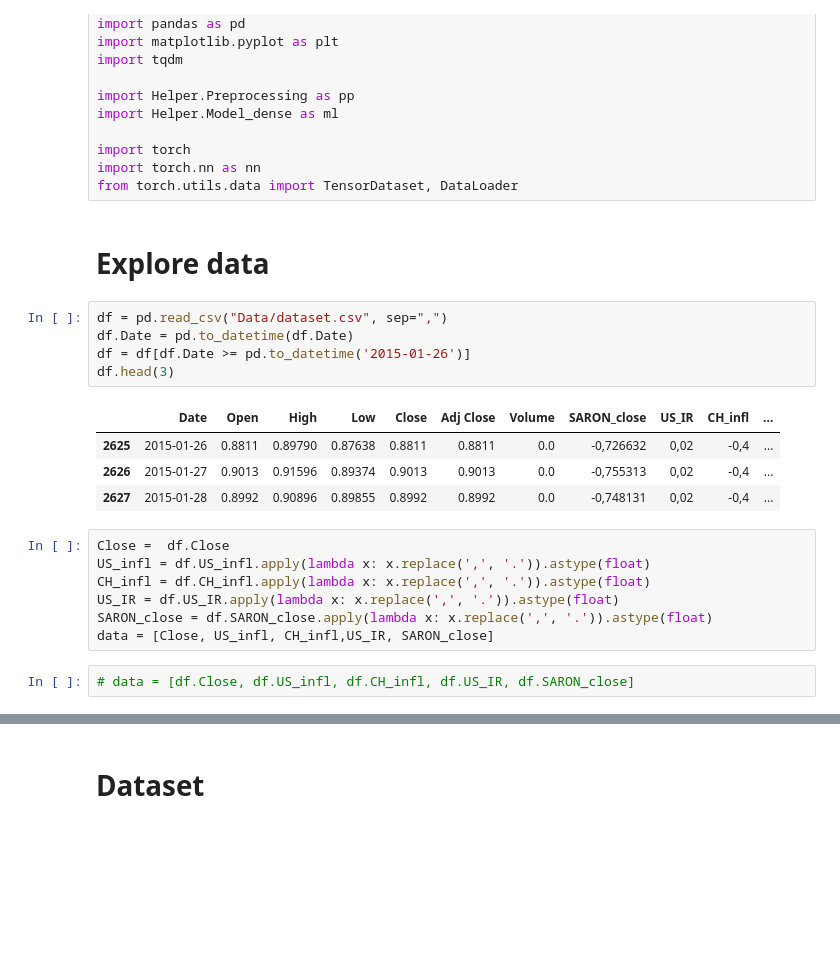
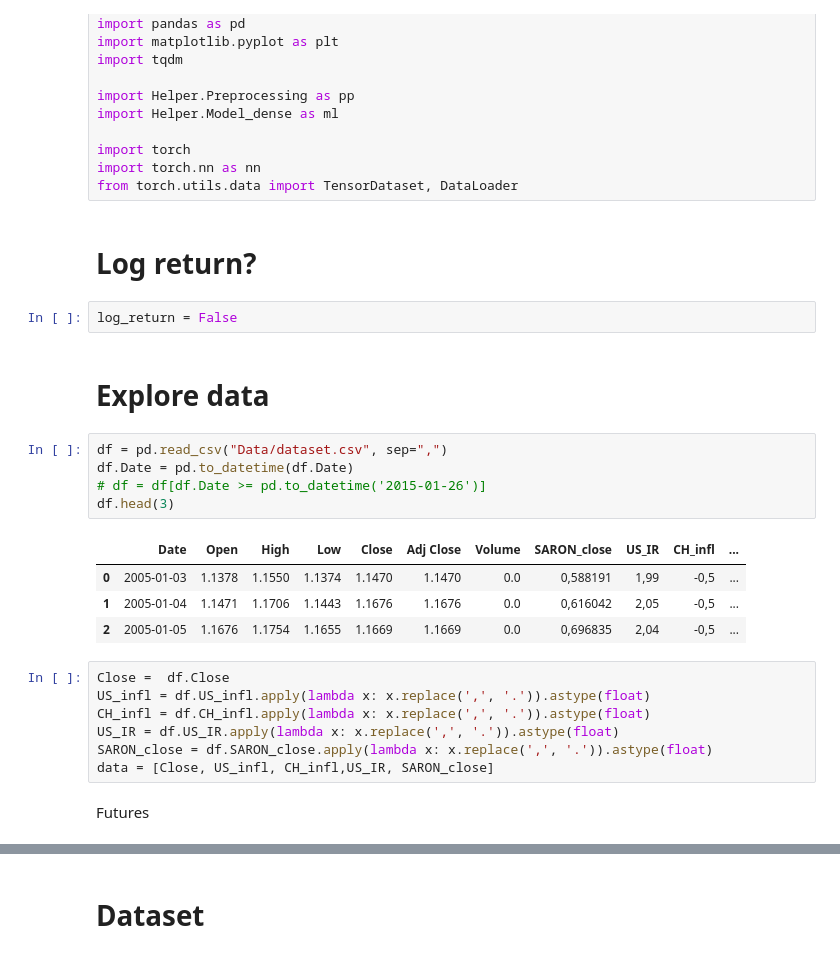
Before and after one commit to CS-433/ml-project-2-marmlla_2, a Jupyter notebook: main_dense_baseline.ipynb, the cells around one changed output, grey strips where cells are left out. Drawn from its saved outputs; the diff is of its cells as text; blank space fills up the shorter version.

```diff
--- a/main_dense_baseline.ipynb
+++ b/main_dense_baseline.ipynb
@@ -19,18 +19,22 @@ import Helper.Model_dense as ml
 import torch
 import torch.nn as nn
 from torch.utils.data import TensorDataset, DataLoader
+# %% [markdown]
+# Log return?
+# %%
+log_return = False
 # %% [markdown]
 # Explore data
 # %%
 df = pd.read_csv("Data/dataset.csv", sep=",")
 df.Date = pd.to_datetime(df.Date)
-df = df[df.Date >= pd.to_datetime('2015-01-26')]
+# df = df[df.Date >= pd.to_datetime('2015-01-26')]
 df.head(3)
 # %% [output]
 |  | Date | Open | High | Low | Close | Adj Close | Volume | SARON_close | US_IR | CH_infl | ... |
-| 2625 | 2015-01-26 | 0.8811 | 0.89790 | 0.87638 | 0.8811 | 0.8811 | 0.0 | -0,726632 | 0,02 | -0,4 | ... |
-| 2626 | 2015-01-27 | 0.9013 | 0.91596 | 0.89374 | 0.9013 | 0.9013 | 0.0 | -0,755313 | 0,02 | -0,4 | ... |
-| 2627 | 2015-01-28 | 0.8992 | 0.90896 | 0.89855 | 0.8992 | 0.8992 | 0.0 | -0,748131 | 0,02 | -0,4 | ... |
+| 0 | 2005-01-03 | 1.1378 | 1.1550 | 1.1374 | 1.1470 | 1.1470 | 0.0 | 0,588191 | 1,99 | -0,5 | ... |
+| 1 | 2005-01-04 | 1.1471 | 1.1706 | 1.1443 | 1.1676 | 1.1676 | 0.0 | 0,616042 | 2,05 | -0,5 | ... |
+| 2 | 2005-01-05 | 1.1676 | 1.1754 | 1.1655 | 1.1669 | 1.1669 | 0.0 | 0,696835 | 2,04 | -0,5 | ... |
 # %%
 Close =  df.Close
 US_infl = df.US_infl.apply(lambda x: x.replace(',', '.')).astype(float)
@@ -38,5 +42,5 @@ CH_infl = df.CH_infl.apply(lambda x: x.replace(',', '.')).astype(float)
 US_IR = df.US_IR.apply(lambda x: x.replace(',', '.')).astype(float)
 SARON_close = df.SARON_close.apply(lambda x: x.replace(',', '.')).astype(float)
 data = [Close, US_infl, CH_infl,US_IR, SARON_close]
-# %%
-# data = [df.Close, df.US_infl, df.CH_infl, df.US_IR, df.SARON_close]
+# %% [markdown]
+Futures
```
Also changed, not shown: parts of 14 cells of this notebook.
